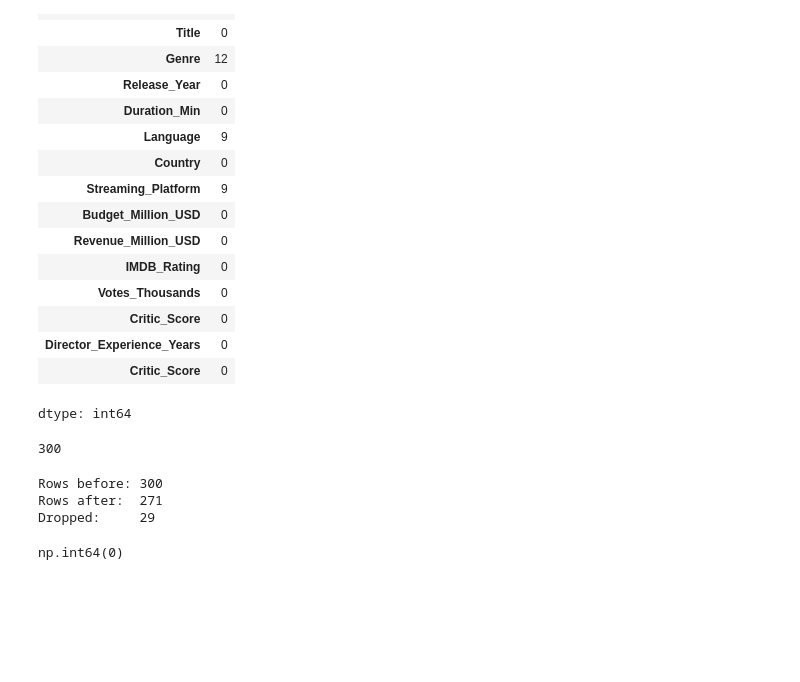
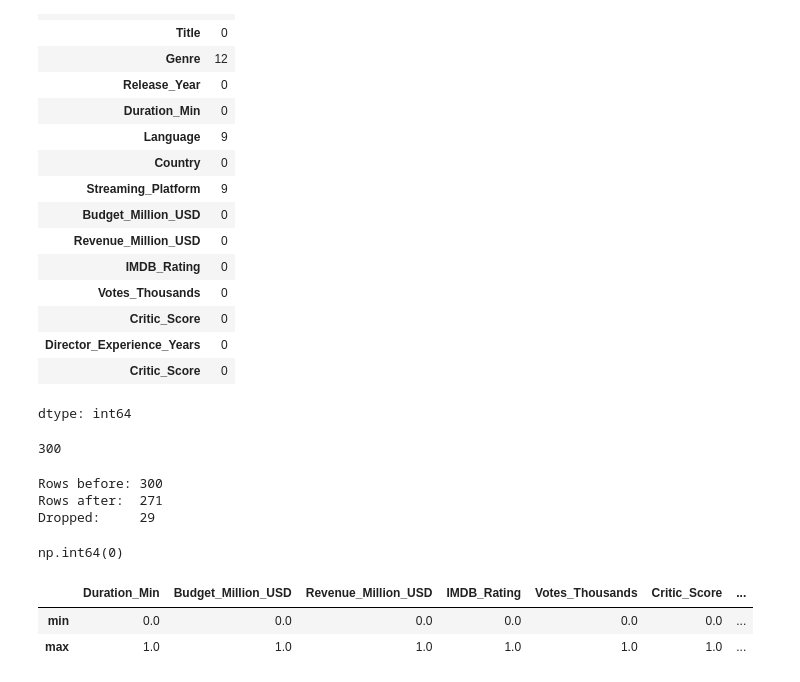
Before and after one commit to mail2chandanadasari-code/mail2chandanadasari-CSPT, a Jupyter notebook: day-3.ipynb, the cells around one changed output. Saved outputs shown, nothing was run; the diff lists cells and outputs as text; code cells hidden in the pictures; blank space fills up the shorter version.

```diff
--- a/day-3.ipynb
+++ b/day-3.ipynb
@@ -277,3 +277,18 @@ df.isnull().sum().sum()
 np.int64(0)
 # %%
 from sklearn.preprocessing import MinMaxScaler
+# %%
+scale_cols = ['Duration_Min', 'Budget_Million_USD', 'Revenue_Million_USD',
+              'IMDB_Rating', 'Votes_Thousands', 'Critic_Score',
+              'Director_Experience_Years']
+# %%
+scaler = MinMaxScaler()
+df_scaled = df.copy()
+# %%
+df_scaled[scale_cols] = scaler.fit_transform(df[scale_cols])
+# %%
+df_scaled[scale_cols].describe().loc[['min', 'max']]
+# %% [output]
+|  | Duration_Min | Budget_Million_USD | Revenue_Million_USD | IMDB_Rating | Votes_Thousands | Critic_Score | ... |
+| min | 0.0 | 0.0 | 0.0 | 0.0 | 0.0 | 0.0 | ... |
+| max | 1.0 | 1.0 | 1.0 | 1.0 | 1.0 | 1.0 | ... |
```
Also changed, not shown: parts of 3 cells of this notebook.
